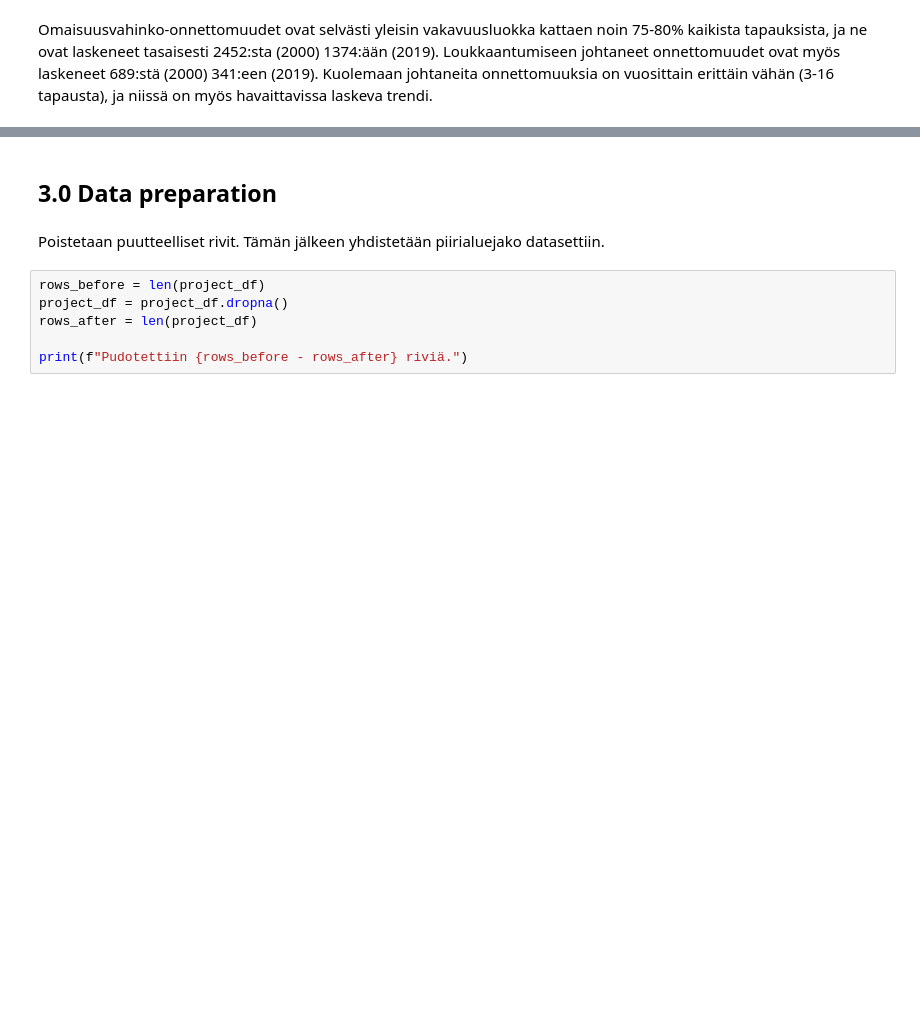
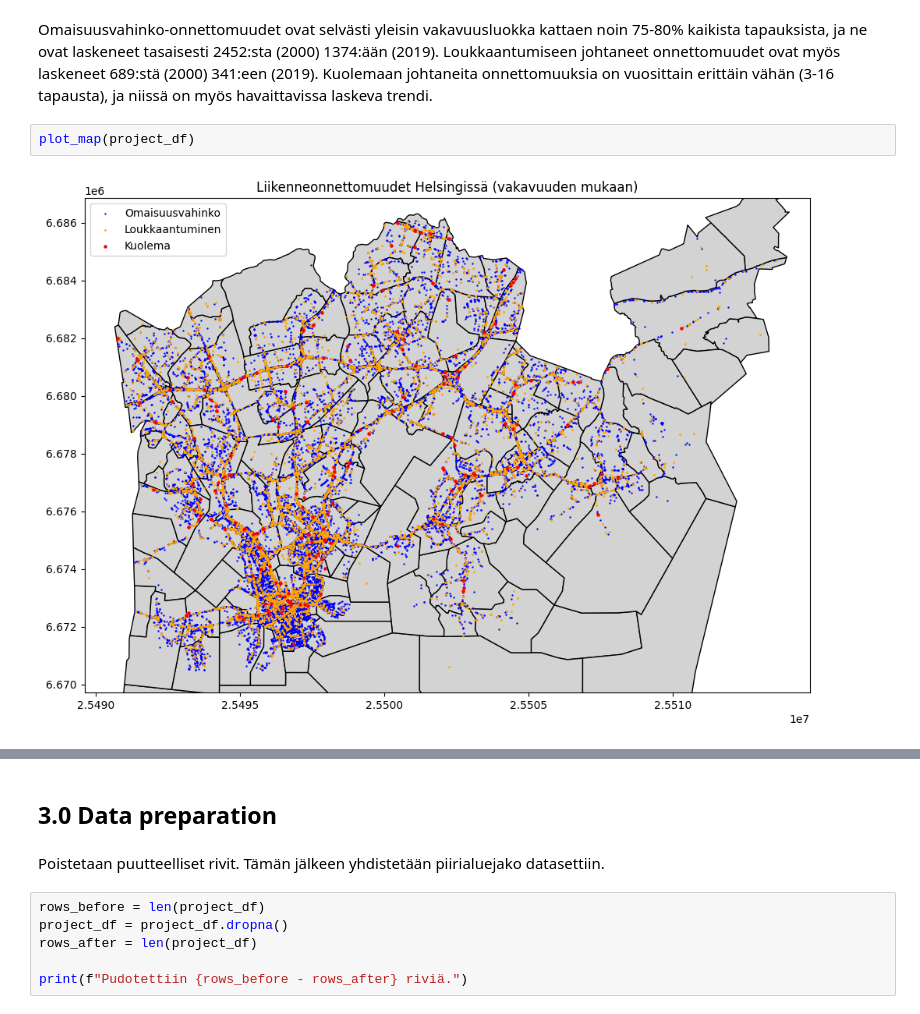
Before and after one commit to TonyKarlin/OhTu_ML_Project, a Jupyter notebook: Liikenneonnettomuudet.ipynb, the cells around one changed output, grey strips where cells are left out. Drawn from its saved outputs; the diff is of its cells as text; blank space fills up the shorter version.

Commit message:
added maps and diagrams

```diff
--- a/Liikenneonnettomuudet.ipynb
+++ b/Liikenneonnettomuudet.ipynb
@@ -111,3 +111,7 @@ ja ne ovat laskeneet tasaisesti 2452:sta (2000) 1374:ään (2019).
 Loukkaantumiseen johtaneet onnettomuudet ovat myös laskeneet 689:stä (2000) 341:een (2019).
 Kuolemaan johtaneita onnettomuuksia on vuosittain erittäin vähän (3-16 tapausta),
 ja niissä on myös havaittavissa laskeva trendi.
+# %%
+plot_map(project_df)
+# %% [output]
+[figure, added]
```
Also changed, not shown: parts of 5 cells of this notebook, 1 other file.
